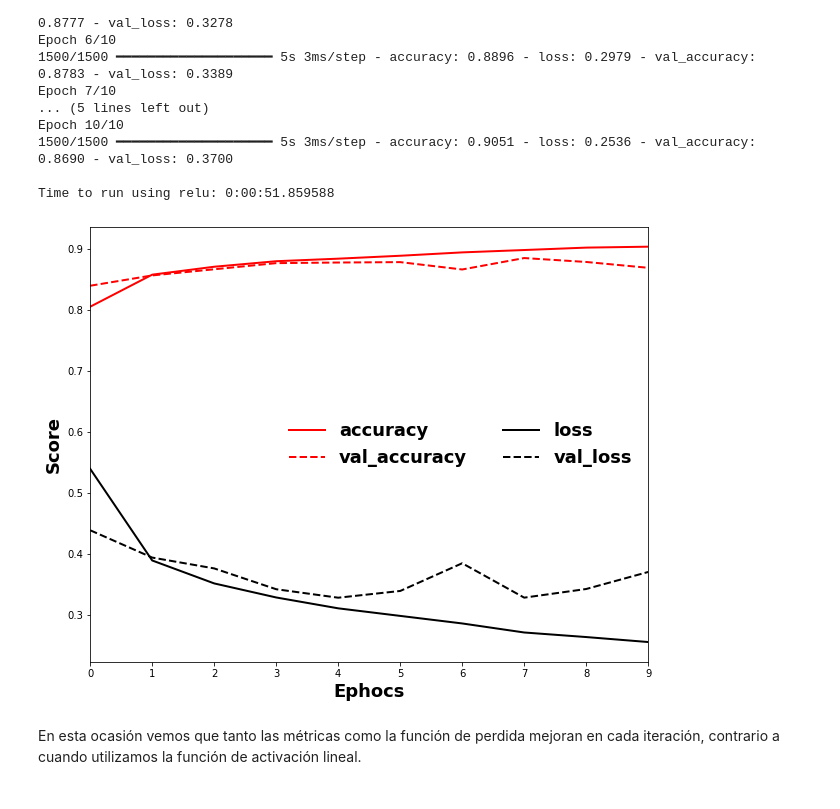
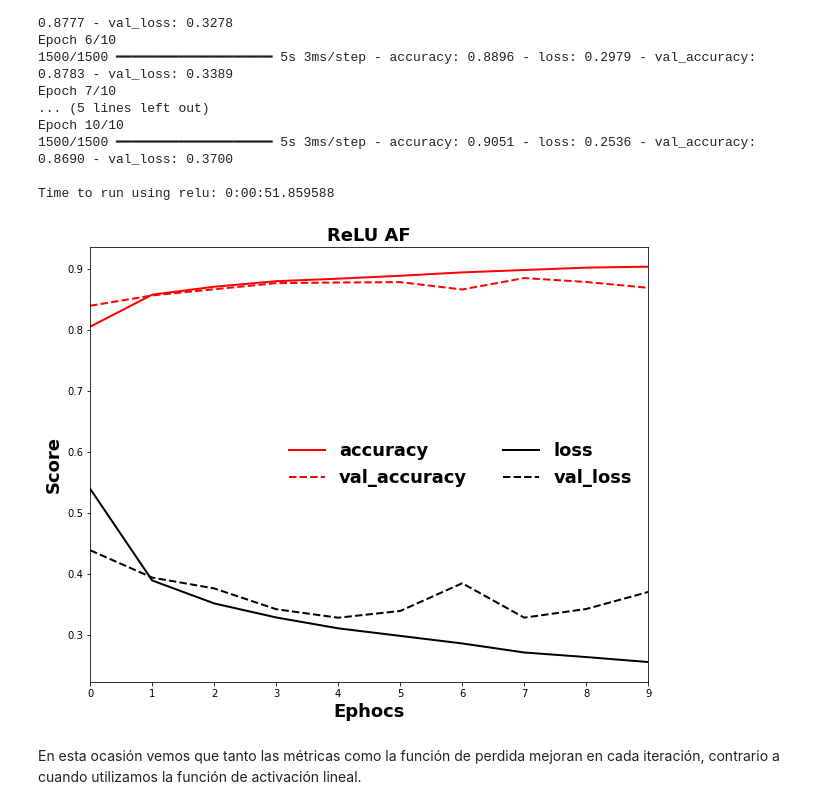
Before and after one commit to hplbrayan/Un-Curso-de-Deep-Learning, a Jupyter notebook: 02_intro_Keras_actf_backp/N2_actf_lf_op_bp.ipynb, the cells around one changed output. Saved outputs shown, nothing was run; the diff lists cells and outputs as text; code cells hidden in the pictures.

```diff
--- a/02_intro_Keras_actf_backp/N2_actf_lf_op_bp.ipynb
+++ b/02_intro_Keras_actf_backp/N2_actf_lf_op_bp.ipynb
@@ -83,6 +83,24 @@ def plot_af(x,
     ax[1].set_xlim(min(x), max(x))
 
     plt.tight_layout()
+
+
+
+def plot_accuracy_loss(history, name):
+    fig, ax = plt.subplots(figsize=(10,8))
+
+    ax.plot(history["accuracy"],     color="red",   ls="-",  lw=2, label=list(history.keys())[0])
+    ax.plot(history["val_accuracy"], color="red",   ls="--", lw=2, label=list(history.keys())[2])
+    ax.plot(history["loss"],         color="black", ls="-",  lw=2, label=list(history.keys())[1])
+    ax.plot(history["val_loss"],     color="black", ls="--", lw=2, label=list(history.keys())[3])
+
+    ax.set_xlim(0, len(history["accuracy"])-1)
+    ax.set_xlabel("Ephocs", **font)
+    ax.set_ylabel("Score", **font)
+    ax.set_title(name, **font)
+
+    ax.legend(prop=font, ncol=2, frameon=False)
+    plt.show()
 # %%
 # derivada
 x = np.linspace(-2, 2, 100)
@@ -402,21 +408,9 @@ Epoch 10/10
 
 Time to run using relu: 0:00:51.859588
 # %%
-fig, ax = plt.subplots(figsize=(10,8))
-
-ax.plot(history_fm_relu["accuracy"],     color="red",   ls="-",  lw=2, label=list(history_fm_relu.keys())[0])
-ax.plot(history_fm_relu["val_accuracy"], color="red",   ls="--", lw=2, label=list(history_fm_relu.keys())[2])
-ax.plot(history_fm_relu["loss"],         color="black", ls="-",  lw=2, label=list(history_fm_relu.keys())[1])
-ax.plot(history_fm_relu["val_loss"],     color="black", ls="--", lw=2, label=list(history_fm_relu.keys())[3])
-
-ax.set_xlim(0, len(history_fm_relu["accuracy"])-1)
-ax.set_xlabel("Ephocs", **font)
-ax.set_ylabel("Score", **font)
-
-ax.legend(prop=font, ncol=2, frameon=False)
-plt.show()
+plot_accuracy_loss(history_fm_relu, name="ReLU AF")
 # %% [output]
-[figure, old version]
+[figure, new version]
 # %% [markdown]
 En esta ocasión vemos que tanto las métricas como la función de perdida mejoran en cada iteración, contrario a cuando utilizamos la función de activación lineal.
 # %%
```
Also changed, not shown: parts of 13 cells of this notebook.
